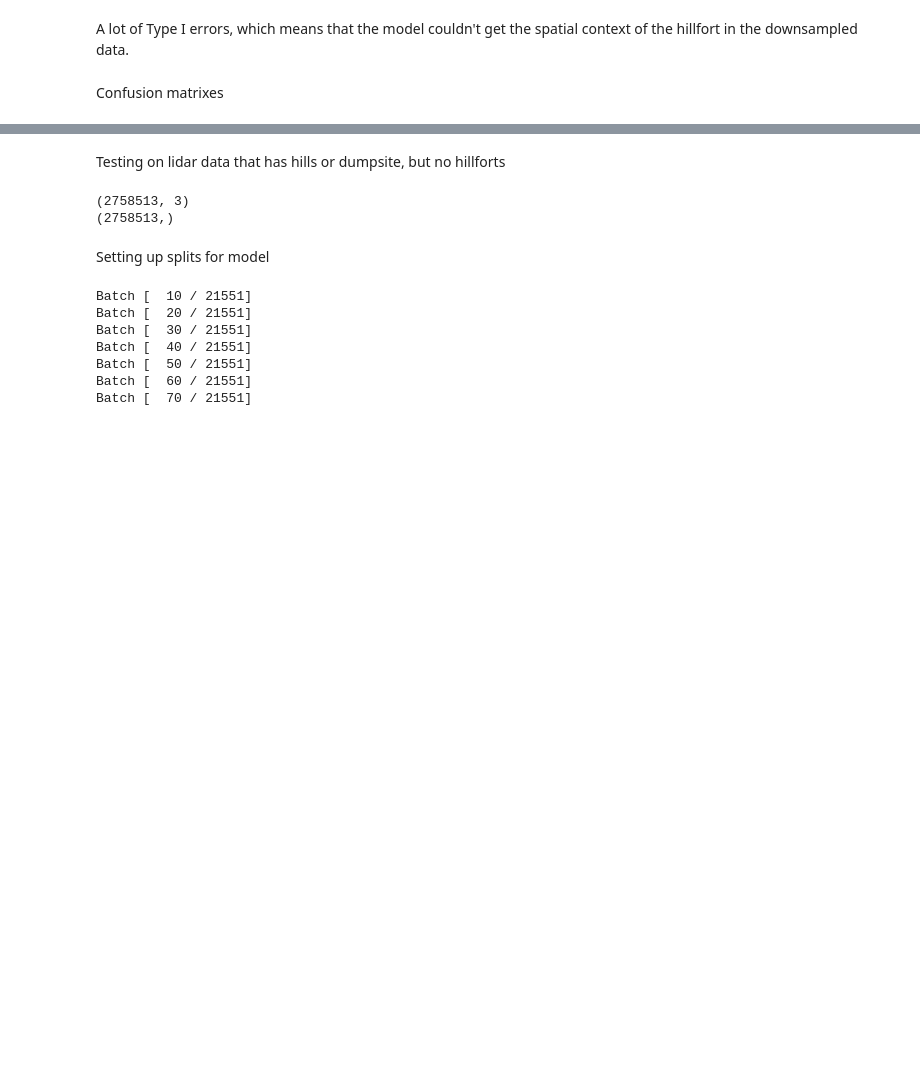
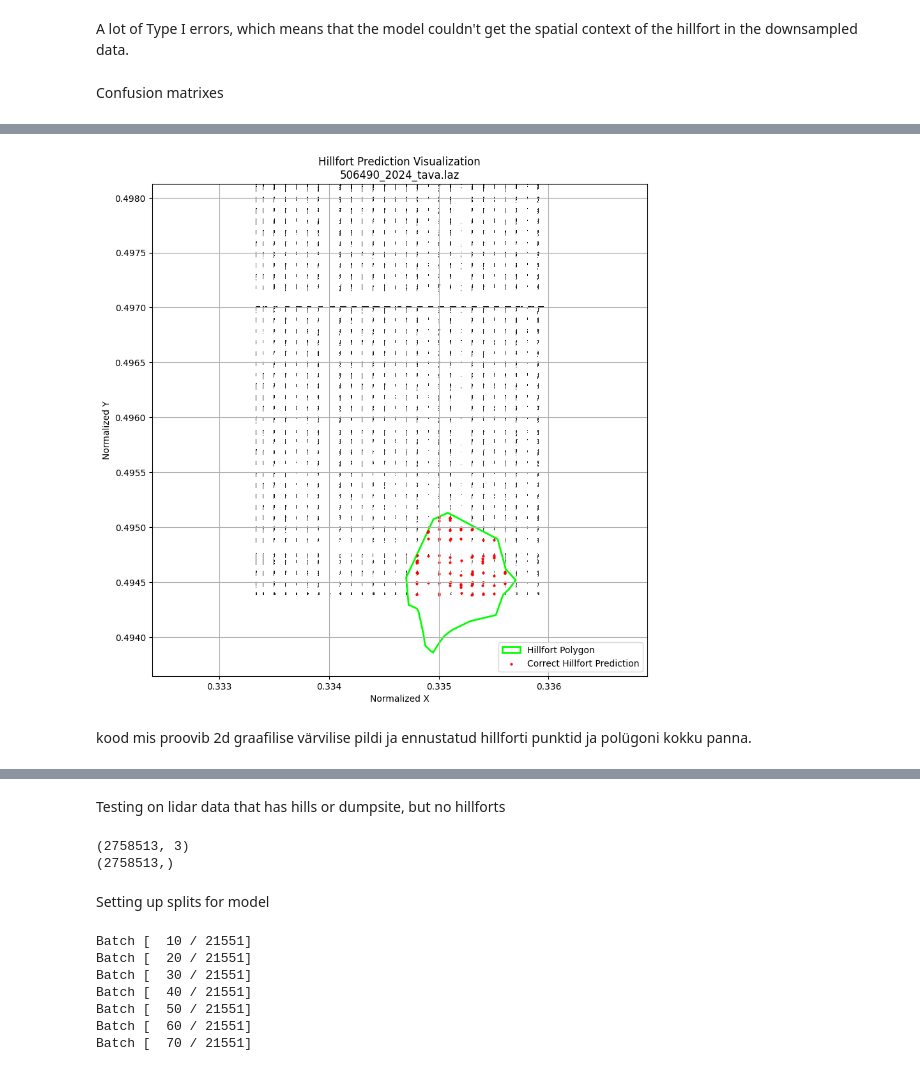
Before and after one commit to SanderSaska/Hillfort-detection-with-LiDAR-data, a Jupyter notebook: notebooks/model.ipynb, the cells around one changed output, grey strips where cells are left out. Cells and saved outputs as stored; diff of their text form; code cells hidden in the pictures; blank space fills up the shorter version.

```diff
--- a/notebooks/model.ipynb
+++ b/notebooks/model.ipynb
@@ -580,0 +954,46 @@ Confusion matrix, without normalization
+# %%
+# These come from your earlier model outputs
+file_index = 26  # test file index
+xyz = np.array(xyz_list[file_index])
+true = np.array(true_labels_list[file_index])
+pred = np.array(pred_labels_list[file_index])
+
+tp_mask = (true == 1) & (pred == 1)
+tp_points = xyz[tp_mask]  # shape (N, 3)
+# %%
+from scipy.stats import binned_statistic_2d
+import matplotlib.pyplot as plt
+
+resolution = 512  # number of pixels
+
+nbins_x = nbins_y = resolution
+stat, xedges, yedges, _ = binned_statistic_2d(x, y, z, statistic='mean', bins=[nbins_x, nbins_y])
+extent = [xedges[0], xedges[-1], yedges[0], yedges[-1]]
+# %%
+from matplotlib.patches import Polygon as MplPolygon
+
+fig, ax = plt.subplots(figsize=(10, 10))
+
+# Show heightmap
+ax.imshow(np.flipud(stat.T), extent=extent, cmap='gray', interpolation='none')
+
+# Overlay polygon(s)
+for poly in hillfort_polys:
+    patch = MplPolygon(np.array(poly.exterior.coords), closed=True, edgecolor='lime', linewidth=2, facecolor='none', label='Hillfort Polygon')
+    ax.add_patch(patch)
+
+# Overlay TP predictions
+ax.scatter(tp_points[:, 0], tp_points[:, 1], c='red', s=4, label='Correct Hillfort Prediction')
+
+# Labels & Legend
+ax.set_title(f"Hillfort Prediction Visualization\n{target_file}")
+ax.set_xlabel("Normalized X")
+ax.set_ylabel("Normalized Y")
+ax.axis("equal")
+ax.legend(loc='lower right')
+plt.grid(True)
+plt.show()
+# %% [output]
+[figure, added]
+# %% [markdown]
+kood mis proovib 2d graafilise värvilise pildi ja ennustatud hillforti punktid ja polügoni kokku panna.
```
Also changed, not shown: parts of 43 cells of this notebook, 5 other files.
